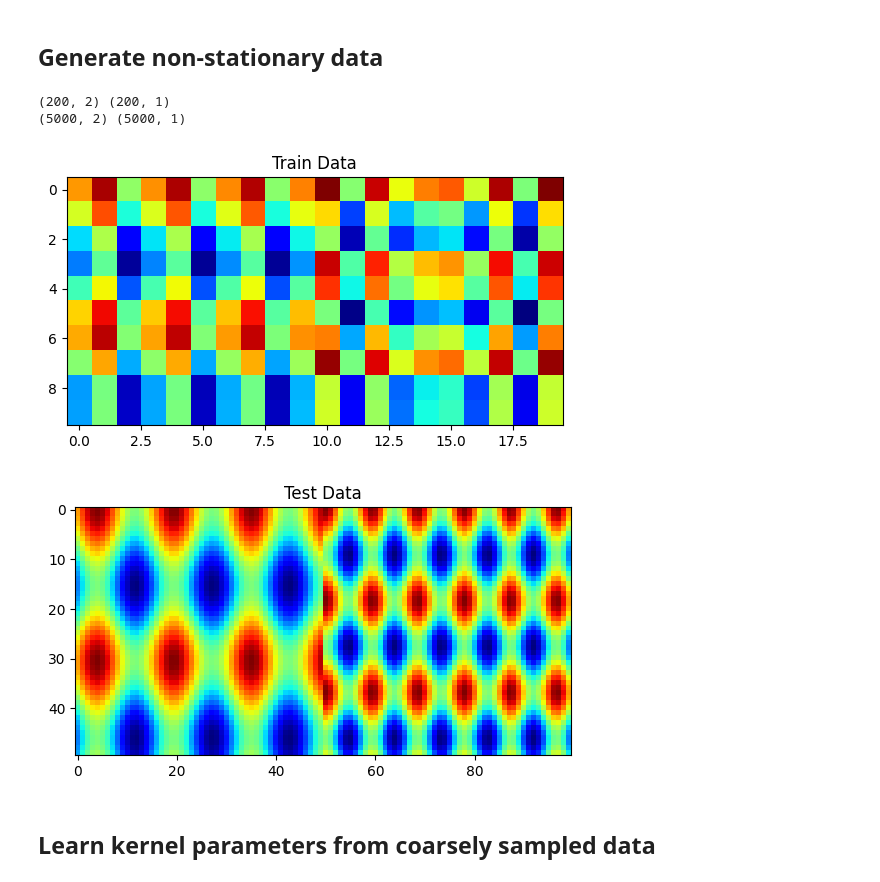
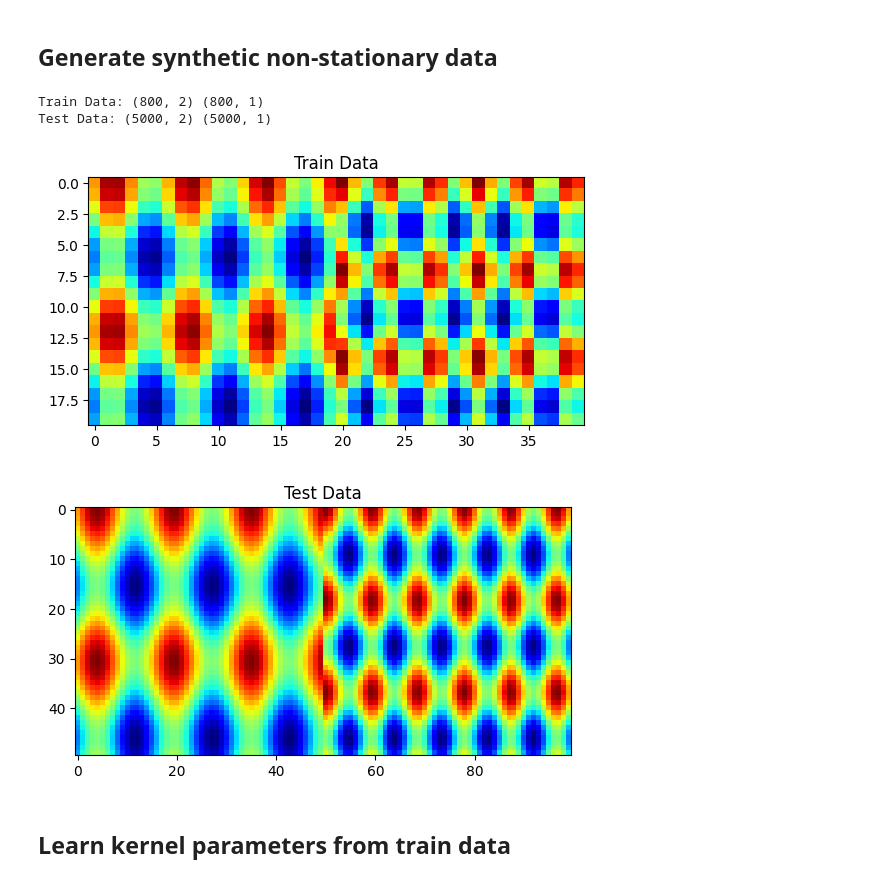
Before and after one commit to itskalvik/sgp-tools, a Jupyter notebook: demos/non_stationary_kernel.ipynb, the cells around one changed output. Saved outputs shown, nothing was run; the diff lists cells and outputs as text; code cells hidden in the pictures.

Commit message:
Update non-stationary kernel and readme

```diff
--- a/demos/non_stationary_kernel.ipynb
+++ b/demos/non_stationary_kernel.ipynb
@@ -25,5 +25,5 @@ To enable the following instructions: AVX2 AVX512F AVX512_VNNI FMA, in other ope
 # %% [markdown]
-## Generate non-stationary data
+## Generate synthetic non-stationary data
 # %%
 def non_stationary_function(X, Y):
     Z1 = np.sin(X/10) + np.cos(Y/10)
@@ -33,7 +33,7 @@ def non_stationary_function(X, Y):
     return Z
 
 # Generate data
-train_data_dims = (20, 10)
+train_data_dims = (40, 20)
 x = np.linspace(0, 200, train_data_dims[0])
 y = np.linspace(0, 100, train_data_dims[1])
 X, Y = np.meshgrid(x, y)
@@ -42,7 +42,7 @@ Z = non_stationary_function(X, Y)
 X_train = np.stack([X.ravel(), Y.ravel()],
                    axis=1).astype(np.float32)
 Y_train = Z.ravel()[:, None].astype(np.float32)
-print(X_train.shape, Y_train.shape)
+print('Train Data:', X_train.shape, Y_train.shape)
 
 test_data_dims = (100, 50)
 x = np.linspace(0, 200, test_data_dims[0])
@@ -53,40 +53,40 @@ Z = non_stationary_function(X, Y)
 X_test = np.stack([X.ravel(), Y.ravel()],
                   axis=1).astype(np.float32)
 Y_test = Z.ravel()[:, None].astype(np.float32)
-print(X_test.shape, Y_test.shape)
+print('Test Data:', X_test.shape, Y_test.shape)
 
 # Normalize the data
 Xscalar = StandardScaler()
 X_train = Xscalar.fit_transform(X_train)
 X_test = Xscalar.transform(X_test)
 
 yScalar = StandardScaler()
 Y_train = yScalar.fit_transform(Y_train)
 Y_test = yScalar.transform(Y_test)
 
 # Plot the data
 plt.figure()
 plt.imshow(Y_train.reshape(train_data_dims[1],
                            train_data_dims[0]),
            cmap='jet')
 plt.gca().set_aspect('equal')
 plt.title('Train Data')
 plt.show()
 
 plt.figure()
 plt.imshow(Y_test.reshape(test_data_dims[1],
                           test_data_dims[0]),
            cmap='jet')
 plt.gca().set_aspect('equal')
 plt.title('Test Data')
 plt.show()
 # %% [output]
-(200, 2) (200, 1)
-(5000, 2) (5000, 1)
+Train Data: (800, 2) (800, 1)
+Test Data: (5000, 2) (5000, 1)
-[figure, old version]
+[figure, new version]
 [figure]
 # %% [markdown]
-## Learn kernel parameters from coarsely sampled data
+## Learn kernel parameters from train data
 # %%
 # Model / inference hyperparameters
 num_inducing = 100
```
Also changed, not shown: parts of 5 cells of this notebook, 3 other files.
